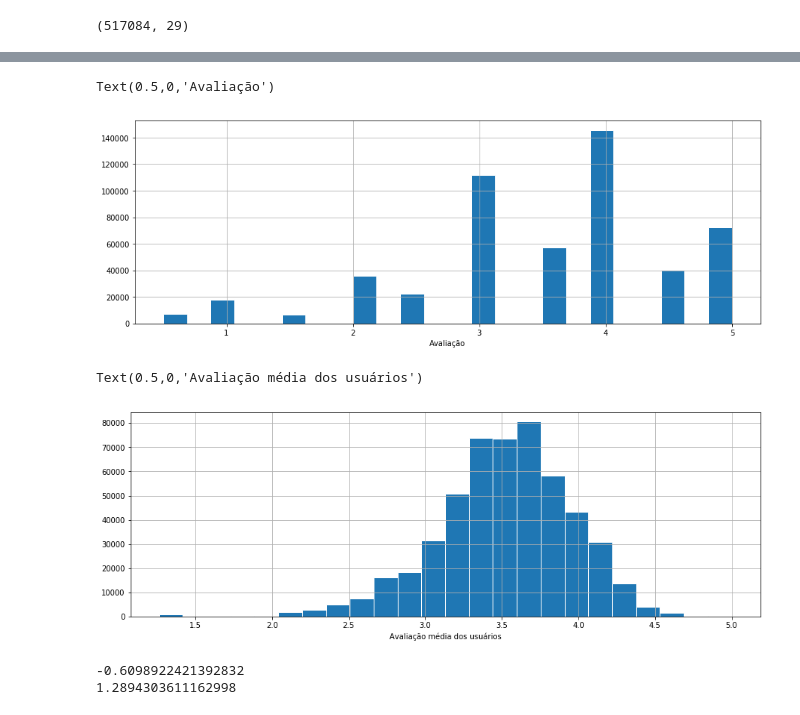
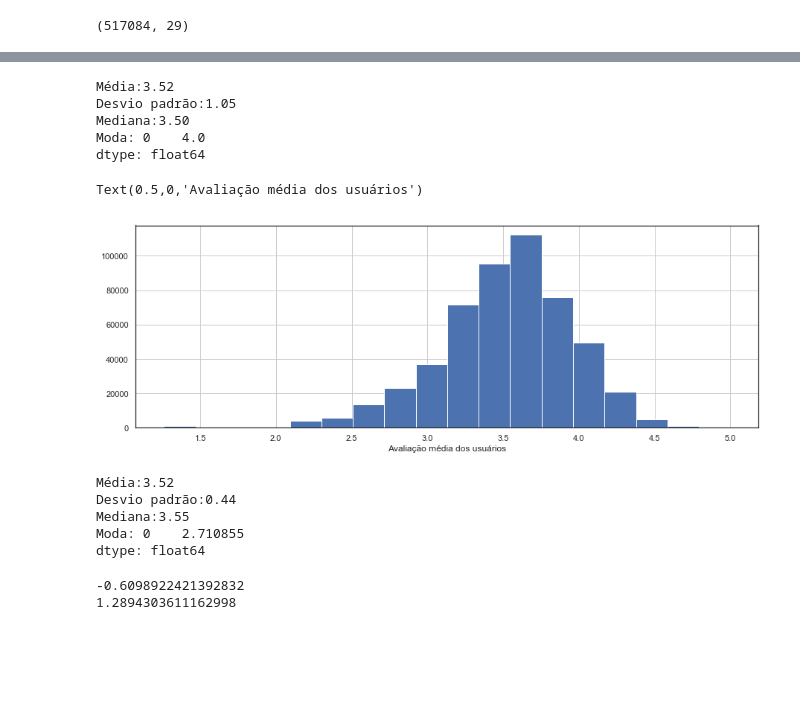
Before and after one commit to onimaru/Recommender_Systems, a Jupyter notebook: Teste Data Science Elo7.ipynb, the cells around one changed output, grey strips where cells are left out. Cells and saved outputs as stored; diff of their text form; code cells hidden in the pictures; blank space fills up the shorter version.

```diff
--- a/Teste Data Science Elo7.ipynb
+++ b/Teste Data Science Elo7.ipynb
@@ -100,13 +100,3 @@ dt_links = pd.read_csv(r"ml-20m\links.csv")
 dt_movies = pd.read_csv(r"ml-20m\movies.csv")
 dt_ratings = pd.read_csv(r"ml-20m\ratings.csv")
 dt_tags = pd.read_csv(r"ml-20m\tags.csv")
-# %%
-# Observação: gosto de utilizar esse procedimento para os casos em que modifiquei muito os dados originais e preciso
-# de alguma informação dos mesmos. Como isso dobra a utilização da memória e meu passou a não aguentar, então decidi
-# abandonar esta prática.
-'''# definindo novos dataframes para manter os originais intactos
-dt_gen_scores = genome_scores.copy()
-dt_gen_tags = genome_tags.copy()
-dt_movies = movies.copy()
-dt_ratings = ratings.copy()
-dt_tags = tags.copy()'''
@@ -372,0 +436,5 @@ Vemos agora para o caso de quatro dígitos menor que 1850.
+# %%
+rel_date_indices_min = dt_movies.index[dt_movies['release_date']<1891]
+rel_date_values_min = dt_movies['title'][rel_date_indices_min].str[-5:-1]
+dt_movies['release_date'][rel_date_indices_min] =  rel_date_values_min.values
+dt_movies['release_date'][rel_date_indices_min]
@@ -556,0 +615,6 @@ A partir de agora vamos utilizar os dados do dataframe "dt_user_movie" para resp
+# %%
+# número de classes para os histogramas
+k = 1+int(1.33*np.log(len(dt_user_movie['mean_rat_movie'])))
+
+dt_user_movie['rating'].hist(edgecolor='w', figsize=(15,5), bins=k);
+plt.xlabel('Avaliação')
@@ -557,15 +624,31 @@ A partir de agora vamos utilizar os dados do dataframe "dt_user_movie" para resp
+# %%
+print('Média:{:.2f}'.format(dt_user_movie['rating'].mean()))
+print('Desvio padrão:{:.2f}'.format(dt_user_movie['rating'].std()))
+print('Mediana:{:.2f}'.format(dt_user_movie['rating'].median()))
+print('Moda:',dt_user_movie['rating'].mode())
+# %% [output]
+Média:3.52
+Desvio padrão:1.05
+Mediana:3.50
+Moda: 0    4.0
+dtype: float64
 # %%
-dt_user_movie['rating'].hist(edgecolor='w', figsize=(15,5), bins=24);
-plt.xlabel('Avaliação')
+dt_user_movie['mean_rat_user'].hist(edgecolor='w', figsize=(15,5), bins=k);
+plt.xlabel('Avaliação média dos usuários')
 # %% [output]
-Text(0.5,0,'Avaliação')
+Text(0.5,0,'Avaliação média dos usuários')
-[figure, old version]
+[figure, new version]
-# %%
-dt_user_movie['mean_rat_user'].hist(edgecolor='w', figsize=(15,5), bins=24);
-plt.xlabel('Avaliação média dos usuários')
-# %% [output]
-Text(0.5,0,'Avaliação média dos usuários')
-[figure, removed]
+# %%
+print('Média:{:.2f}'.format(dt_user_movie['mean_rat_user'].mean()))
+print('Desvio padrão:{:.2f}'.format(dt_user_movie['mean_rat_user'].std()))
+print('Mediana:{:.2f}'.format(dt_user_movie['mean_rat_user'].median()))
+print('Moda:',dt_user_movie['mean_rat_user'].mode())
+# %% [output]
+Média:3.52
+Desvio padrão:0.44
+Mediana:3.55
+Moda: 0    2.710855
+dtype: float64
 # %%
 print(dt_user_movie['mean_rat_user'].skew())
 print(dt_user_movie['mean_rat_user'].kurtosis())
```
Also changed, not shown: parts of 146 cells of this notebook, 1 other file.
